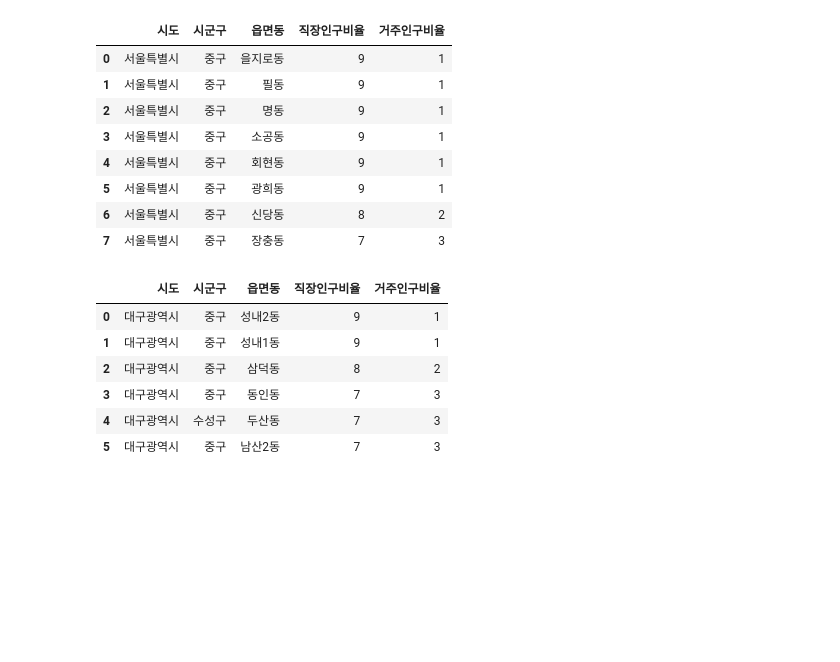
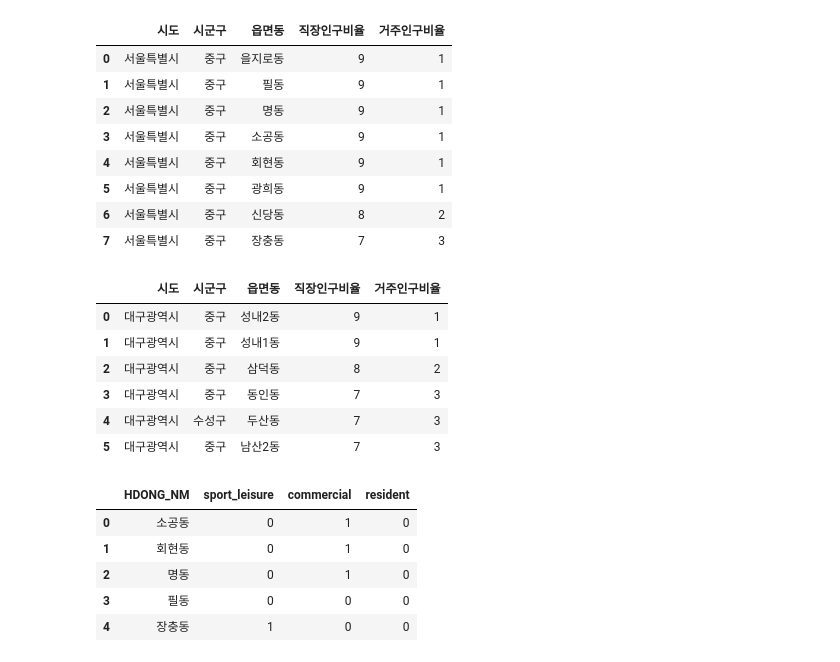
Before and after one commit to minkithub/bigcon2020, a Jupyter notebook: Hyoeun/입지유형 분류 - 사무지역 정의.ipynb, the cells around one changed output. Cells and saved outputs as stored; diff of their text form; code cells hidden in the pictures; blank space fills up the shorter version.

```diff
--- a/Hyoeun/입지유형 분류 - 사무지역 정의.ipynb
+++ b/Hyoeun/입지유형 분류 - 사무지역 정의.ipynb
@@ -127,3 +127,13 @@ daegu_2.loc[daegu_2['직장인구비율'] >= 7]
 # 서울의 경우 상권분석 서비스의 직장인구 기준으로 정의한 사무지역과 통계지리정보서비스의 직장인구비율으로 정의한 사무지역이
 # 정확히 일치하지는 않는다.
 # 하지만 어느정도는 유사!
+# %%
+region_class = pd.read_csv("지역구분.csv")
+region_class.head()
+# %% [output]
+|  | HDONG_NM | sport_leisure | commercial | resident |
+| 0 | 소공동 | 0 | 1 | 0 |
+| 1 | 회현동 | 0 | 1 | 0 |
+| 2 | 명동 | 0 | 1 | 0 |
+| 3 | 필동 | 0 | 0 | 0 |
+| 4 | 장충동 | 1 | 0 | 0 |
```
Also changed, not shown: parts of 7 cells of this notebook, 3 other files.
